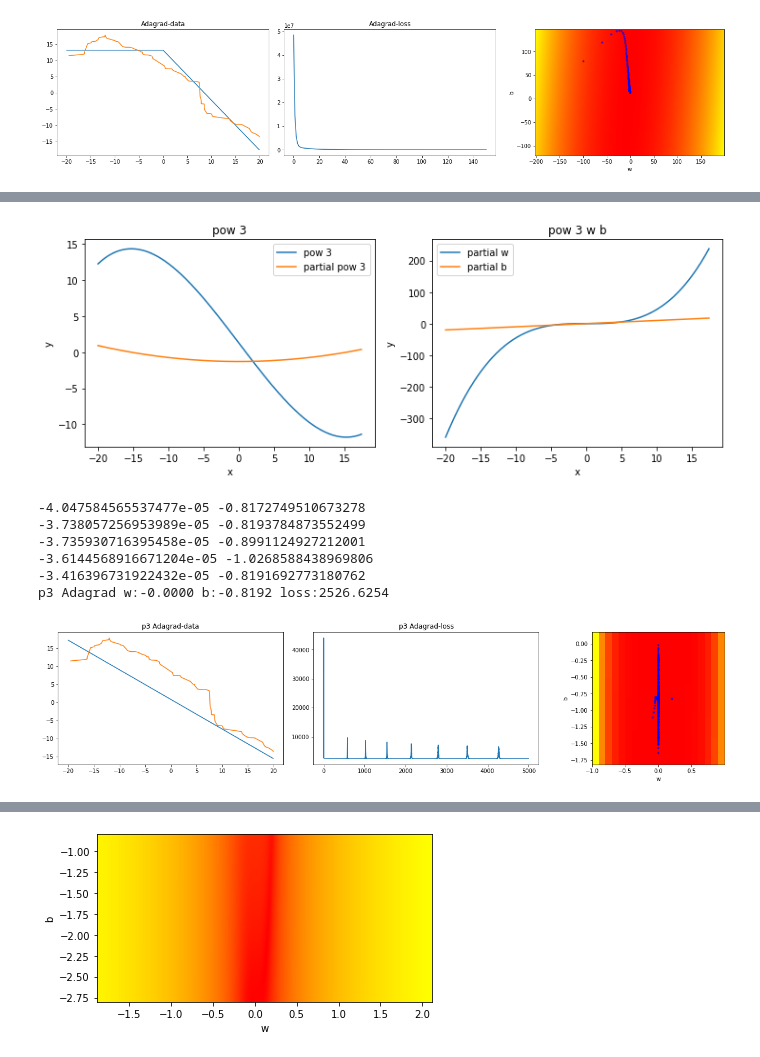
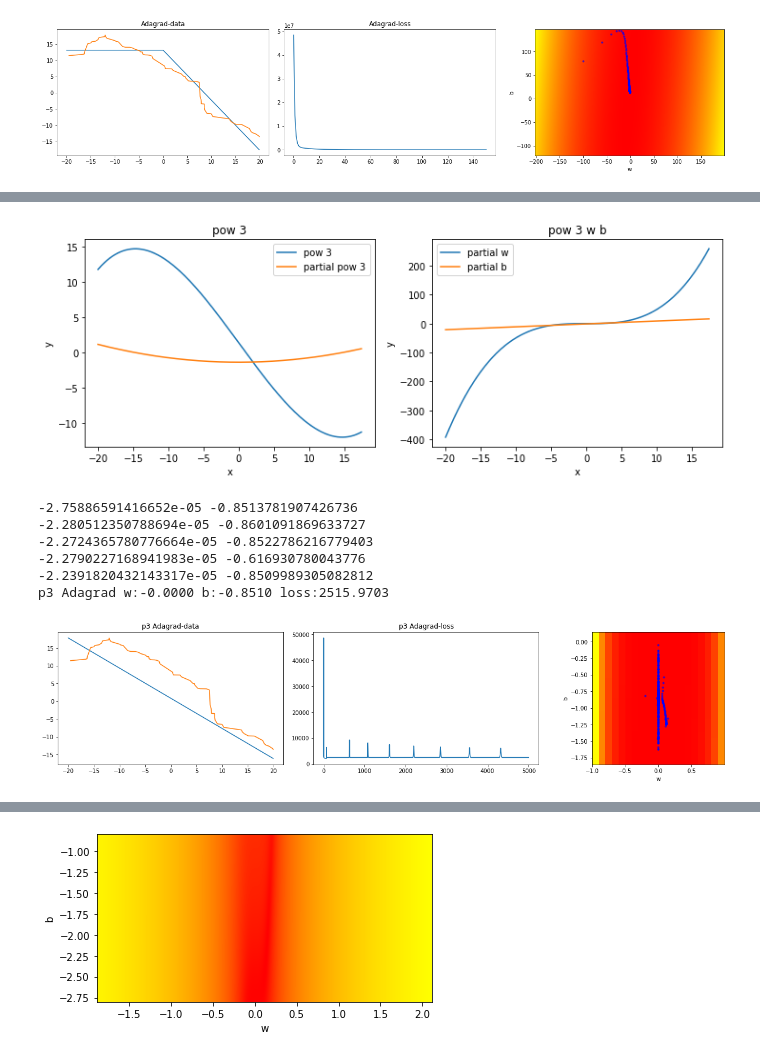
Before and after one commit to thetime50/colab-notebook, a Jupyter notebook: machine-learning/gradient_descent.ipynb, the cells around one changed output, grey strips where cells are left out. Cells and saved outputs as stored; diff of their text form; code cells hidden in the pictures.

```diff
--- a/machine-learning/gradient_descent.ipynb
+++ b/machine-learning/gradient_descent.ipynb
@@ -65,7 +65,8 @@ network=Neurel(-100,200)
 LEN = 80
 # x= [random.random()*40-20 for x in range(LEN)]
 # y= [random.random()*40-20 for x in range(LEN)]
-# x.sort()
+# # x.sort()
 # y.sort(reverse=True)
 # y = [(y[i]>12 and 24-y[i] or y[i])+6 for i in range(LEN)]
-# print('x,y',x,y)
+# print('x',x)
+# print('y',y)
@@ -169,6 +170,15 @@ def drawGraph(title,data,xaxis,Nr,nw,ws,bs,gdRes,zoom=2,step=1,drawGra=True):
   # plt.subplot(133)
   drawGra and drawGradient(axes[2],Nr,nw,data,ws,bs,gdRes,zoom,step)
   plt.show()
+
+def drawSerial(data,opts,range=[0,-1]):
+  fig, axes = plt.subplots(ncols=3, nrows=1, constrained_layout=True,figsize=(6*len(opts),4))
+  for index,pot in enumerate(opts):
+    for item in pot:
+      d = data[item][range[0]:range[1]]
+      axes[index].plot(d,label=item)
+    axes[index].legend()
+  plt.show()
 # %% [output]
 [figure]
 getLoss 40957718.413268074
@@ -286,7 +306,7 @@ class P3Neurel1:
   def pwFun(self,x):
     return 3*(x*self.w)**2*x
   def pbFun(self,x):
-    return x
+    return x-1
 # p3nw = P3Neurel1(weightStart,biasStart)
 # tw=0.7
 # tb=-15
@@ -332,23 +352,27 @@ Adagrad time w:0.1225 b:-1.2838 loss:2155.3900
 # %%
-tw=0.1225
-tb=-1.2838
+# tw=0.1225
+# tb=-1.2838
 # tw=-3.416396731922432e-05
 # tb=-0.8191692773180762
+
+tw=0.1280
+tb=-1.3583
+
 p3nw = P3Neurel1(tw,tb)
 drawFun('pow 3',p3nw,)
 for i in range(5):
   p3nwGraAdagrad = gradientDescentAdagrad(p3nw,data,ETA*10000,0,5000)
   print(p3nw.w,p3nw.b)
 drawGraph('p3 Adagrad',data,xaxis,P3Neurel1,p3nw,tw,tb,p3nwGraAdagrad,1.1,0.1)
 # %% [output]
-[figure, old version]
+[figure, new version]
--4.047584565537477e-05 -0.8172749510673278
--3.738057256953989e-05 -0.8193784873552499
--3.735930716395458e-05 -0.8991124927212001
--3.6144568916671204e-05 -1.0268588438969806
--3.416396731922432e-05 -0.8191692773180762
-p3 Adagrad w:-0.0000 b:-0.8192 loss:2526.6254
+-2.75886591416652e-05 -0.8513781907426736
+-2.280512350788694e-05 -0.8601091869633727
+-2.2724365780776664e-05 -0.8522786216779403
+-2.2790227168941983e-05 -0.616930780043776
+-2.2391820432143317e-05 -0.8509989305082812
+p3 Adagrad w:-0.0000 b:-0.8510 loss:2515.9703
-[figure, old version]
+[figure, new version]
 # %%
 
 p3nw = P3Neurel1(tw,tb)
```
Also changed, not shown: parts of 8 cells of this notebook.
